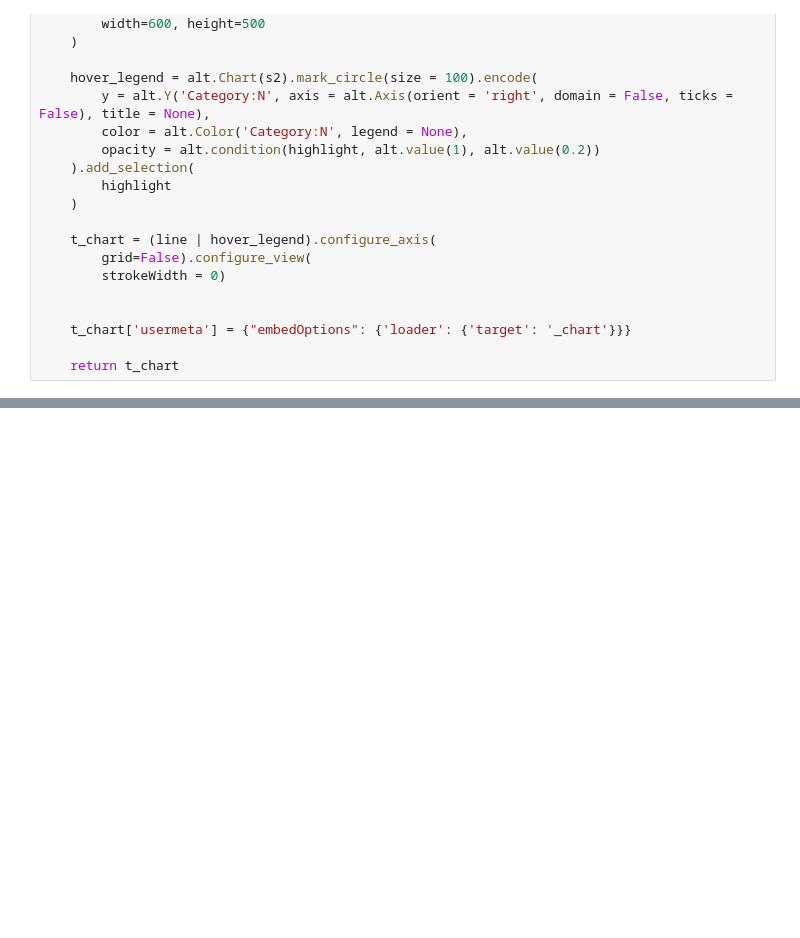
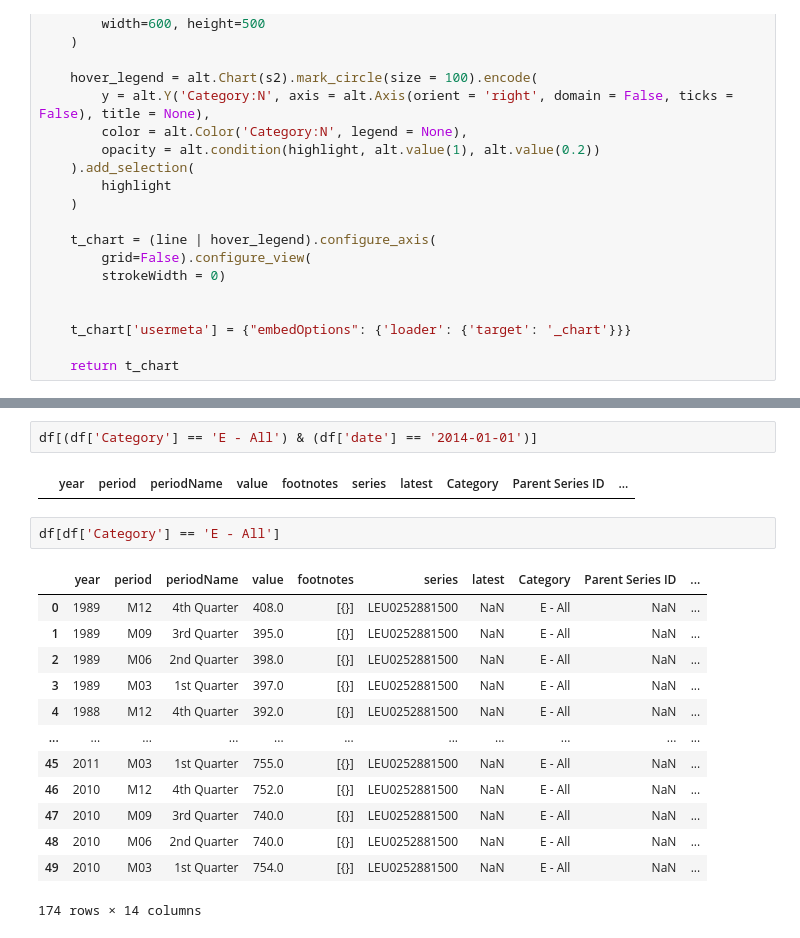
Before and after one commit to steve-hewitt/W209-Final, a Jupyter notebook: Flask/Simulated_Flask_Test_Args.ipynb, the cells around one changed output, grey strips where cells are left out. Drawn from its saved outputs; the diff is of its cells as text; blank space fills up the shorter version.

Commit message:
fixed sim flask to work with new quarterly data representation

```diff
--- a/Flask/Simulated_Flask_Test_Args.ipynb
+++ b/Flask/Simulated_Flask_Test_Args.ipynb
@@ -270,3 +291,23 @@ Try using .loc[row_indexer,col_indexer] = value instead
 See the caveats in the documentation: https://pandas.pydata.org/pandas-docs/stable/user_guide/indexing.html#returning-a-view-versus-a-copy
   graph_data['yoy_change'] = graph_data['yoy_change'].round(decimals = 3)
 [interactive output not drawn]
+# %%
+df[(df['Category'] == 'E - All') & (df['date'] == '2014-01-01')]
+# %% [output]
+|  | year | period | periodName | value | footnotes | series | latest | Category | Parent Series ID | ... |
+# %%
+df[df['Category'] == 'E - All']
+# %% [output]
+|  | year | period | periodName | value | footnotes | series | latest | Category | Parent Series ID | ... |
+| 0 | 1989 | M12 | 4th Quarter | 408.0 | [{}] | LEU0252881500 | NaN | E - All | NaN | ... |
+| 1 | 1989 | M09 | 3rd Quarter | 395.0 | [{}] | LEU0252881500 | NaN | E - All | NaN | ... |
+| 2 | 1989 | M06 | 2nd Quarter | 398.0 | [{}] | LEU0252881500 | NaN | E - All | NaN | ... |
+| 3 | 1989 | M03 | 1st Quarter | 397.0 | [{}] | LEU0252881500 | NaN | E - All | NaN | ... |
+| 4 | 1988 | M12 | 4th Quarter | 392.0 | [{}] | LEU0252881500 | NaN | E - All | NaN | ... |
+| ... | ... | ... | ... | ... | ... | ... | ... | ... | ... | ... |
+| 45 | 2011 | M03 | 1st Quarter | 755.0 | [{}] | LEU0252881500 | NaN | E - All | NaN | ... |
+| 46 | 2010 | M12 | 4th Quarter | 752.0 | [{}] | LEU0252881500 | NaN | E - All | NaN | ... |
+| 47 | 2010 | M09 | 3rd Quarter | 740.0 | [{}] | LEU0252881500 | NaN | E - All | NaN | ... |
+| 48 | 2010 | M06 | 2nd Quarter | 740.0 | [{}] | LEU0252881500 | NaN | E - All | NaN | ... |
+| 49 | 2010 | M03 | 1st Quarter | 754.0 | [{}] | LEU0252881500 | NaN | E - All | NaN | ... |
+174 rows × 14 columns
```
Also changed, not shown: parts of 4 cells of this notebook.
